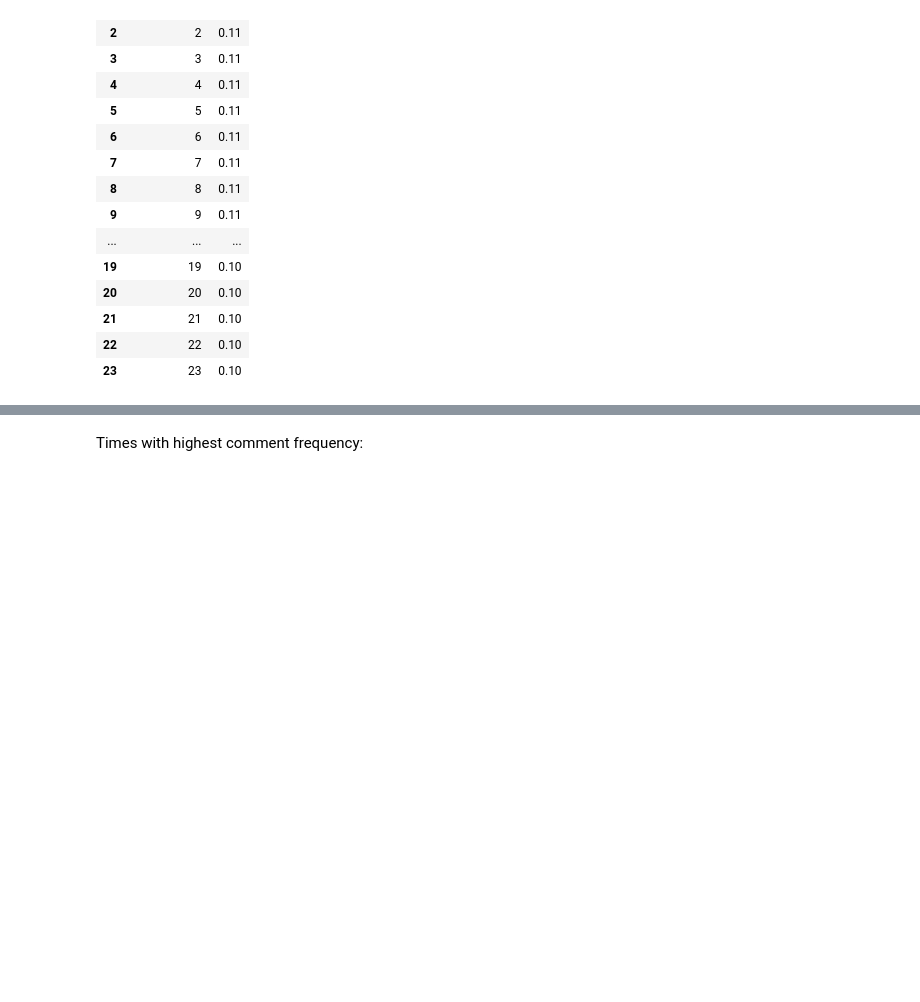
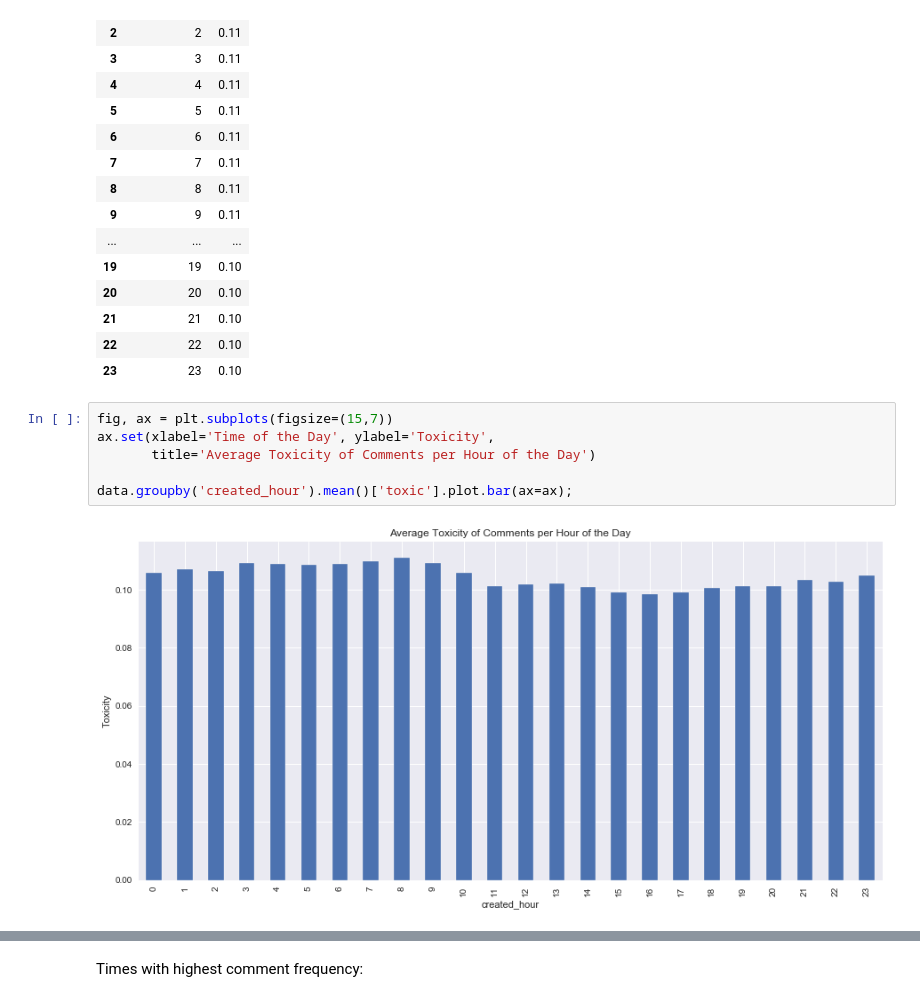
Before and after one commit to drenize/Multilingual_NLP_Classifier_Toxic_Comments, a Jupyter notebook: Feature_Engineering.ipynb, the cells around one changed output, grey strips where cells are left out. Cells and saved outputs as stored; diff of their text form; blank space fills up the shorter version.

```diff
--- a/Feature_Engineering.ipynb
+++ b/Feature_Engineering.ipynb
@@ -108,3 +130,11 @@ tox_by_month.round(2)
 | 21 | 21 | 0.10 |
 | 22 | 22 | 0.10 |
 | 23 | 23 | 0.10 |
+# %%
+fig, ax = plt.subplots(figsize=(15,7))
+ax.set(xlabel='Time of the Day', ylabel='Toxicity',
+       title='Average Toxicity of Comments per Hour of the Day')
+
+data.groupby('created_hour').mean()['toxic'].plot.bar(ax=ax);
+# %% [output]
+[figure, added]
```
Also changed, not shown: parts of 18 cells of this notebook.
